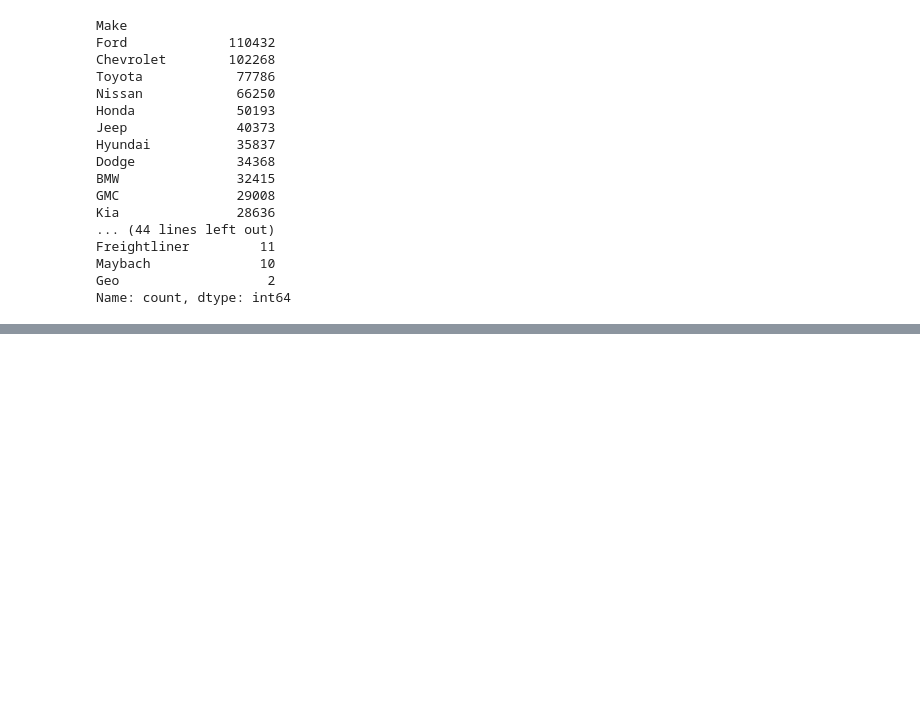
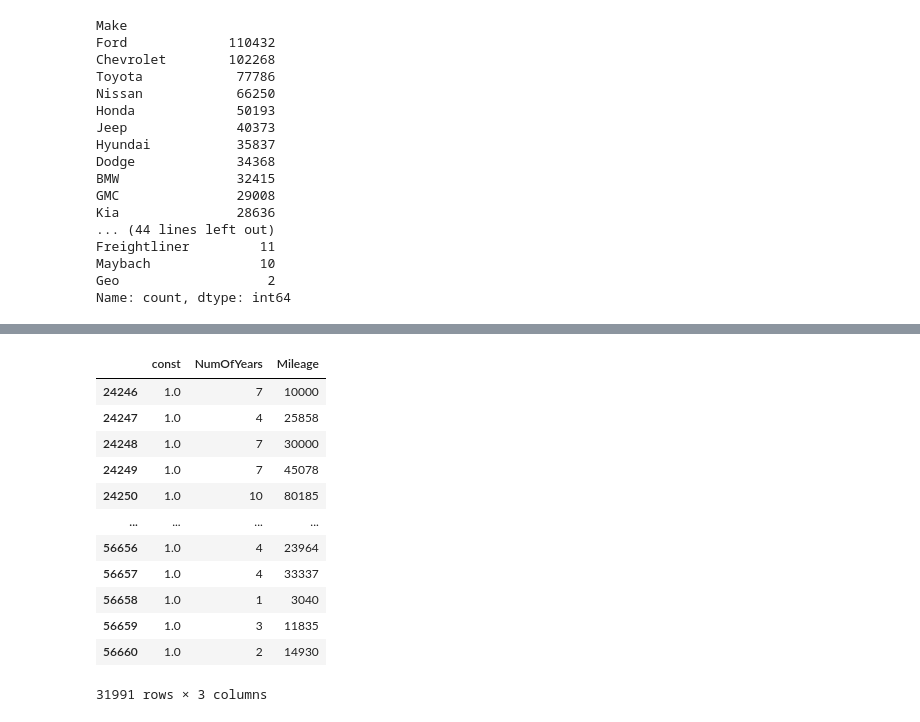
Before and after one commit to Ser1q/pure-python, a Jupyter notebook: ML/L24_Linear_Regression/regression_analysis.ipynb, the cells around one changed output, grey strips where cells are left out. Cells and saved outputs as stored; diff of their text form; code cells hidden in the pictures; blank space fills up the shorter version.

```diff
--- a/ML/L24_Linear_Regression/regression_analysis.ipynb
+++ b/ML/L24_Linear_Regression/regression_analysis.ipynb
@@ -108,0 +201,4 @@ Name: count, dtype: int64
+# %%
+X = bmw_df[['NumOfYears', 'Mileage']]
+y = bmw_df['Price']
+X
@@ -108,0 +219,17 @@ Name: count, dtype: int64
+# %%
+X = sm.add_constant(X)
+X
+# %% [output]
+|  | const | NumOfYears | Mileage |
+| 24246 | 1.0 | 7 | 10000 |
+| 24247 | 1.0 | 4 | 25858 |
+| 24248 | 1.0 | 7 | 30000 |
+| 24249 | 1.0 | 7 | 45078 |
+| 24250 | 1.0 | 10 | 80185 |
+| ... | ... | ... | ... |
+| 56656 | 1.0 | 4 | 23964 |
+| 56657 | 1.0 | 4 | 33337 |
+| 56658 | 1.0 | 1 | 3040 |
+| 56659 | 1.0 | 3 | 11835 |
+| 56660 | 1.0 | 2 | 14930 |
+31991 rows × 3 columns
```
Also changed, not shown: parts of 12 cells of this notebook.
